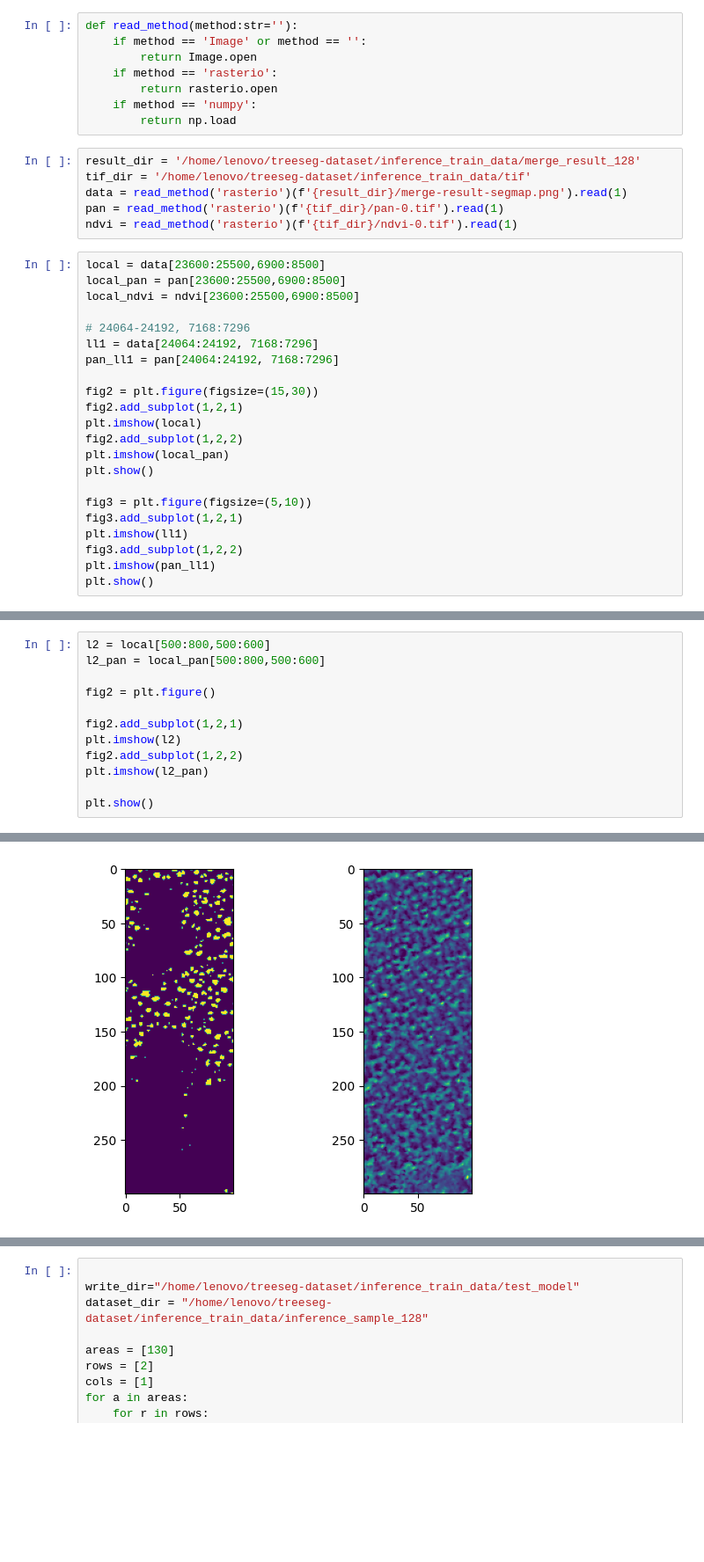
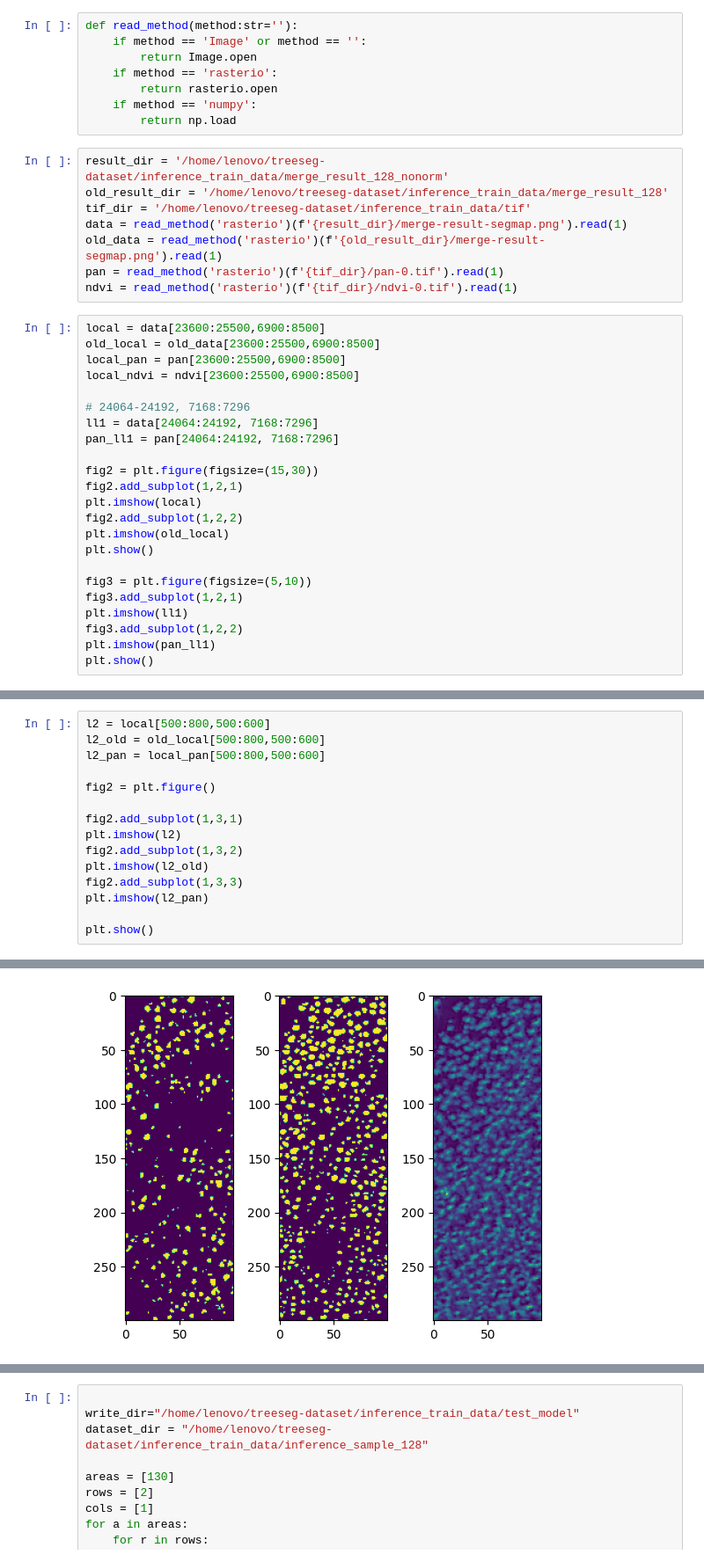
Before and after one commit to WinterCyan/TreeSeg, a Jupyter notebook: standalone/validate_network.ipynb, the cells around one changed output, grey strips where cells are left out. Shown at 88% size. Cells and saved outputs as stored; diff of their text form; blank space fills up the shorter version.

```diff
--- a/standalone/validate_network.ipynb
+++ b/standalone/validate_network.ipynb
@@ -68,13 +85,16 @@ def read_method(method:str=''):
     if method == 'numpy':
         return np.load
 # %%
-result_dir = '/home/lenovo/treeseg-dataset/inference_train_data/merge_result_128'
+result_dir = '/home/lenovo/treeseg-dataset/inference_train_data/merge_result_128_nonorm'
+old_result_dir = '/home/lenovo/treeseg-dataset/inference_train_data/merge_result_128'
 tif_dir = '/home/lenovo/treeseg-dataset/inference_train_data/tif'
 data = read_method('rasterio')(f'{result_dir}/merge-result-segmap.png').read(1)
+old_data = read_method('rasterio')(f'{old_result_dir}/merge-result-segmap.png').read(1)
 pan = read_method('rasterio')(f'{tif_dir}/pan-0.tif').read(1)
 ndvi = read_method('rasterio')(f'{tif_dir}/ndvi-0.tif').read(1)
 # %%
 local = data[23600:25500,6900:8500]
+old_local = old_data[23600:25500,6900:8500]
 local_pan = pan[23600:25500,6900:8500]
 local_ndvi = ndvi[23600:25500,6900:8500]
 
@@ -86,7 +106,7 @@ fig2 = plt.figure(figsize=(15,30))
 fig2.add_subplot(1,2,1)
 plt.imshow(local)
 fig2.add_subplot(1,2,2)
-plt.imshow(local_pan)
+plt.imshow(old_local)
 plt.show()
 
 fig3 = plt.figure(figsize=(5,10))
@@ -109,12 +129,15 @@ plt.show()
 # %%
 l2 = local[500:800,500:600]
+l2_old = old_local[500:800,500:600]
 l2_pan = local_pan[500:800,500:600]
 
 fig2 = plt.figure()
 
-fig2.add_subplot(1,2,1)
+fig2.add_subplot(1,3,1)
 plt.imshow(l2)
-fig2.add_subplot(1,2,2)
+fig2.add_subplot(1,3,2)
+plt.imshow(l2_old)
+fig2.add_subplot(1,3,3)
 plt.imshow(l2_pan)
 
 plt.show()
@@ -126,4 +151,4 @@ plt.show()
-[figure, old version]
+[figure, new version]
 # %%
 # inference local
 # pan, ndvi, label, inference
```
Also changed, not shown: parts of 5 cells of this notebook, 6 other files.
